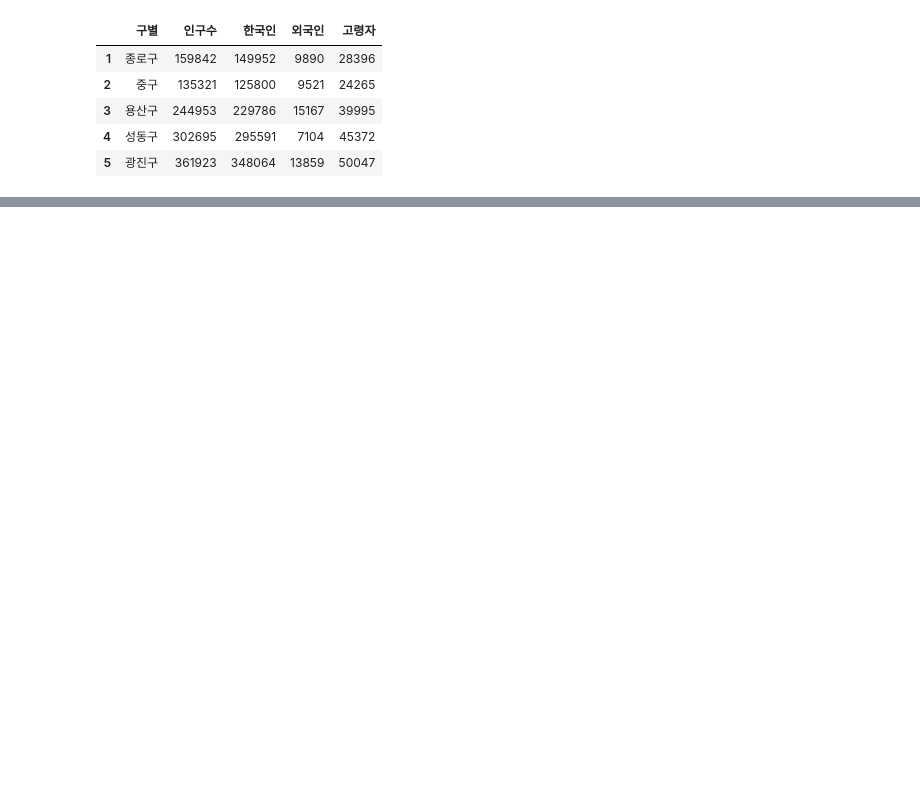
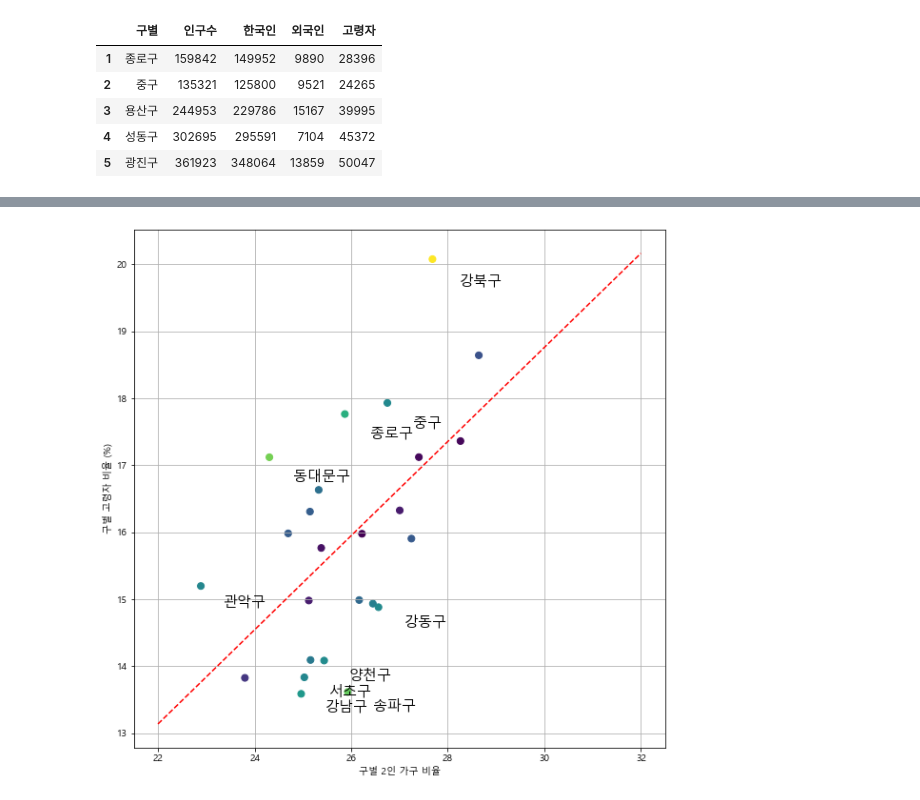
Before and after one commit to beegramin9/Python-DataScience-Hoseo-ProjectData, a Jupyter notebook: Ch1~2018/인구수 가구원수/서울 인구수와 가구원수.ipynb, the cells around one changed output, grey strips where cells are left out. Saved outputs shown, nothing was run; the diff lists cells and outputs as text; code cells hidden in the pictures; blank space fills up the shorter version.

```diff
--- a/Ch1~2018/인구수 가구원수/서울 인구수와 가구원수.ipynb
+++ b/Ch1~2018/인구수 가구원수/서울 인구수와 가구원수.ipynb
@@ -37,0 +275,10 @@ pop_18.head()
+# %%
+fp1 = np.polyfit(result['2인'] , result['고령자비율'], 1)
+f1 = np.poly1d(fp1)
+fx = np.linspace(22,32,100)
+# %%
+er = pd.DataFrame()
+er['2인'] = result['2인']
+er['고령자비율'] = result['고령자비율']
+er['2인_고령자_오차'] = np.abs(er['고령자비율'] - f1(er['2인']))
+er_sort_sen = er.sort_values(by='2인_고령자_오차',ascending = False)
@@ -37,0 +305,19 @@ pop_18.head()
+# %%
+plt.scatter( er['2인'], er['고령자비율'],
+        c = er['2인_고령자_오차'], s = 50)
+
+plt.plot(fx, f1(fx), color = 'r', ls = 'dashed', label = 'polyfit' )
+
+for i in range(10):
+    plt.text(er_sort_sen['2인'][i]*1.02 , er_sort_sen['고령자비율'][i]*0.98,
+             # x 값으로부터 1.02, y값으로부터 0.98만큼 떨어진 곳에 text를 표시
+             er_sort_sen.index[i] , fontsize = 15)
+             # 뽑아낼 문자열
+
+plt.xlabel('구별 2인 가구 비율')
+plt.ylabel('구별 고령자 비율 (%)')
+
+plt.grid()
+plt.show()
+# %% [output]
+[figure, added]
```
Also changed, not shown: parts of 36 cells of this notebook.
